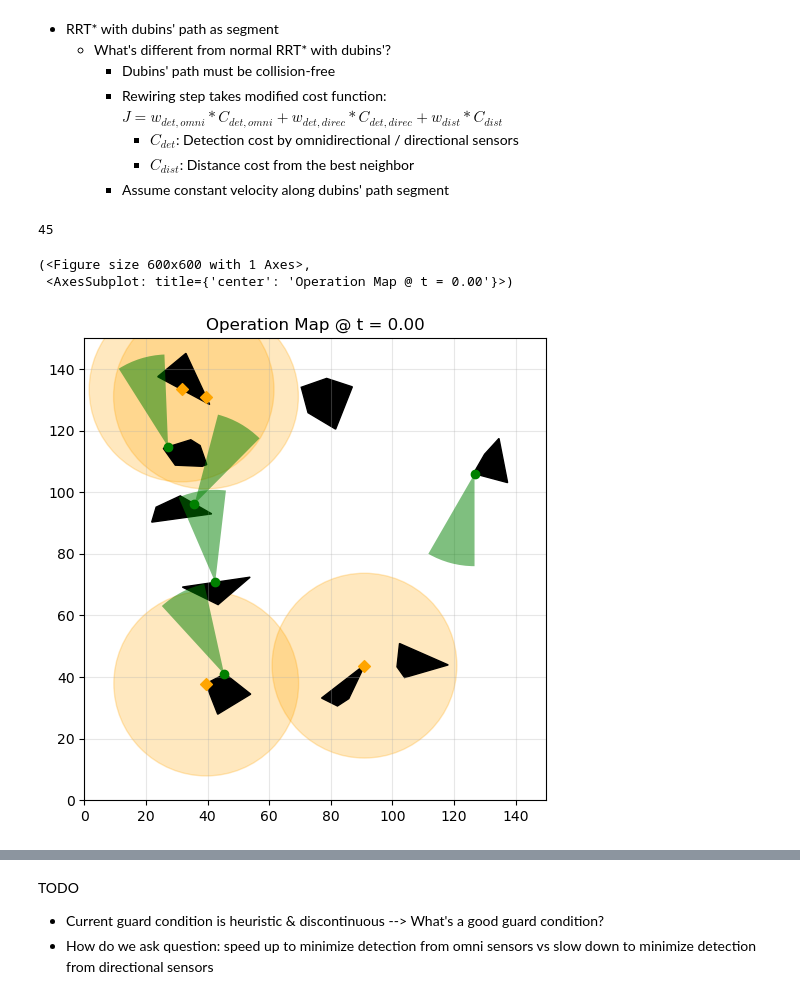
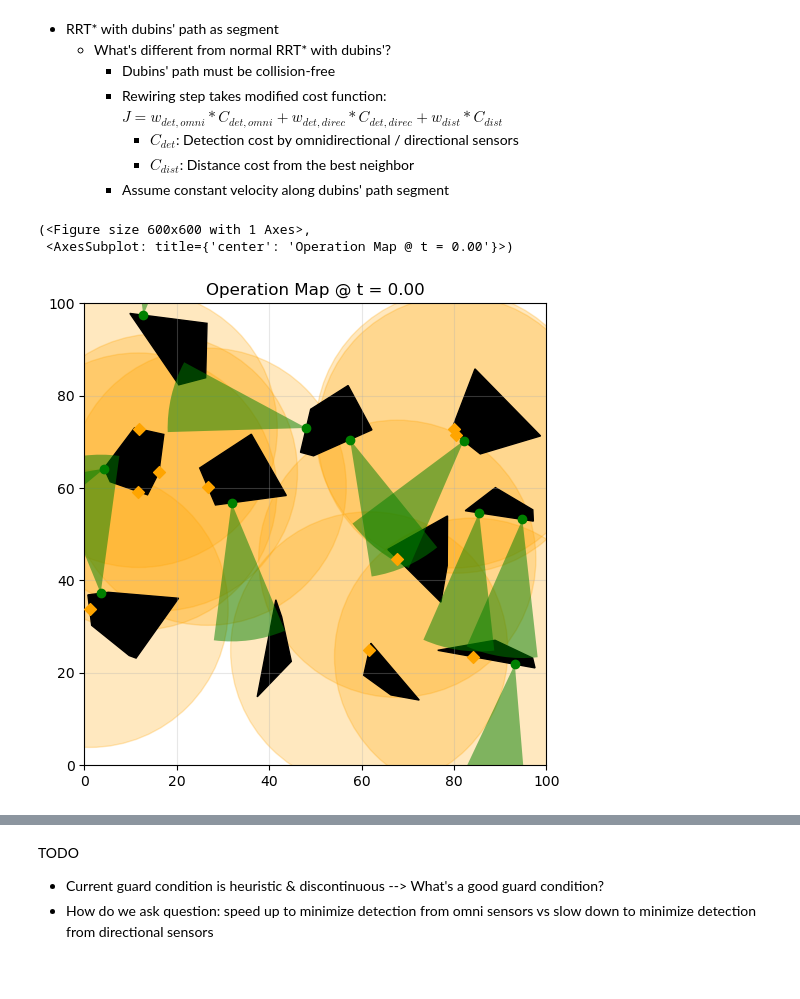
Before and after one commit to jeffersonkim97/Defender_Strategy, a Jupyter notebook: Hybrid_Model/dubins_rrtstar.ipynb, the cells around one changed output, grey strips where cells are left out. Drawn from its saved outputs; the diff is of its cells as text; code cells hidden in the pictures.

```diff
--- a/Hybrid_Model/dubins_rrtstar.ipynb
+++ b/Hybrid_Model/dubins_rrtstar.ipynb
@@ -38,49 +41,53 @@ timestamp = now.strftime("%Y%m%d_%H%M%S")
       - $C_{det}$: Detection cost by omnidirectional / directional sensors
       - $C_{dist}$: Distance cost from the best neighbor
     - Assume constant velocity along dubins' path segment
-# %%
-map_size = (150, 150)
-num_buildings = 9
-num_direc_sensor = 5
-num_omni_sensor = 4
-num_sensors = num_direc_sensor + num_omni_sensor
-fov_half_rad = np.deg2rad(15)
-max_range = 30
-panspeed_range = (np.deg2rad(-10), np.deg2rad(10))
-cam_period = 200
-cam_increment = 0.2
-# rng_seed = rn.randint(1, 1000)
-rng_seed = 45
-# rng_seed = 2
-# 279, 45
-print(rng_seed)
-# %% [output]
-45
 # %%
+map_size = (100, 100)
+num_buildings = 14
+num_direc_sensor = 10
+num_omni_sensor = 10
+num_sensors = num_direc_sensor + num_omni_sensor
+fov_half_rad = np.deg2rad(15)
+max_range = 30
+panspeed_range = (np.deg2rad(-10), np.deg2rad(10))
+cam_period = 200
+cam_increment = 0.2
+param_lambda_input = [0.5, 0.5]
+param_beta_input = [0.4, 0.25]
+rng_seed = rn.randint(1, 1000)
+rng_seed = 838
+# rng_seed = 2
+# 279, 45, 838
+# print(rng_seed)
+
 # Generate map
 map_in, cam_dict = generate_map(
     map_size= map_size,
     num_buildings= num_buildings,
     num_directional_sensors= num_direc_sensor,
     num_omni_sensors= num_omni_sensor,
     fov_half_rad= fov_half_rad,
     max_range= max_range,
     fov_half_rad_omni= fov_half_rad,
     max_range_omni= max_range/2,
     panspeed_range= panspeed_range,
     cam_period= cam_period,
     cam_increment= cam_increment,
     rng_seed= rng_seed,
     balanced_sensors= False,
-    param_lambda= [0.5, 0.5],
-    param_beta= [0.4, 0.25]
+    param_lambda= param_lambda_input,
+    param_beta= param_beta_input
 )
 
 # Parse map_in dictionary
 map_size = map_in['st']['size']
 
+# Generate Dynamic Map
+dmap = DynamicMap(map_in, cam_dict)
+map_in['dy'] = dmap
+
 visualize_map_at_time(map_in, cam_dict, t=0, sensor_alpha=0.5)
 # %% [output]
 (<Figure size 600x600 with 1 Axes>,
  <AxesSubplot: title={'center': 'Operation Map @ t = 0.00'}>)
-[figure, old version]
+[figure, new version]
```
Also changed, not shown: parts of 20 cells of this notebook, 12 other files.
